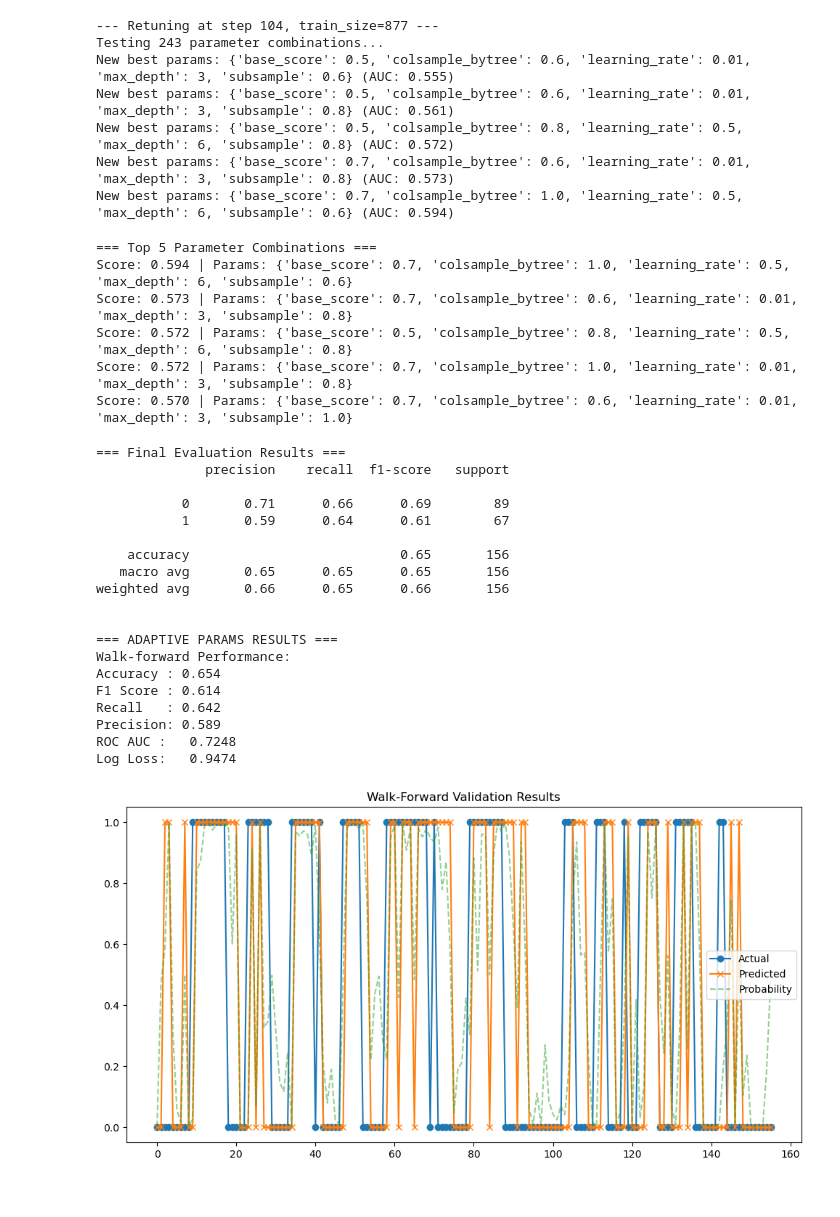
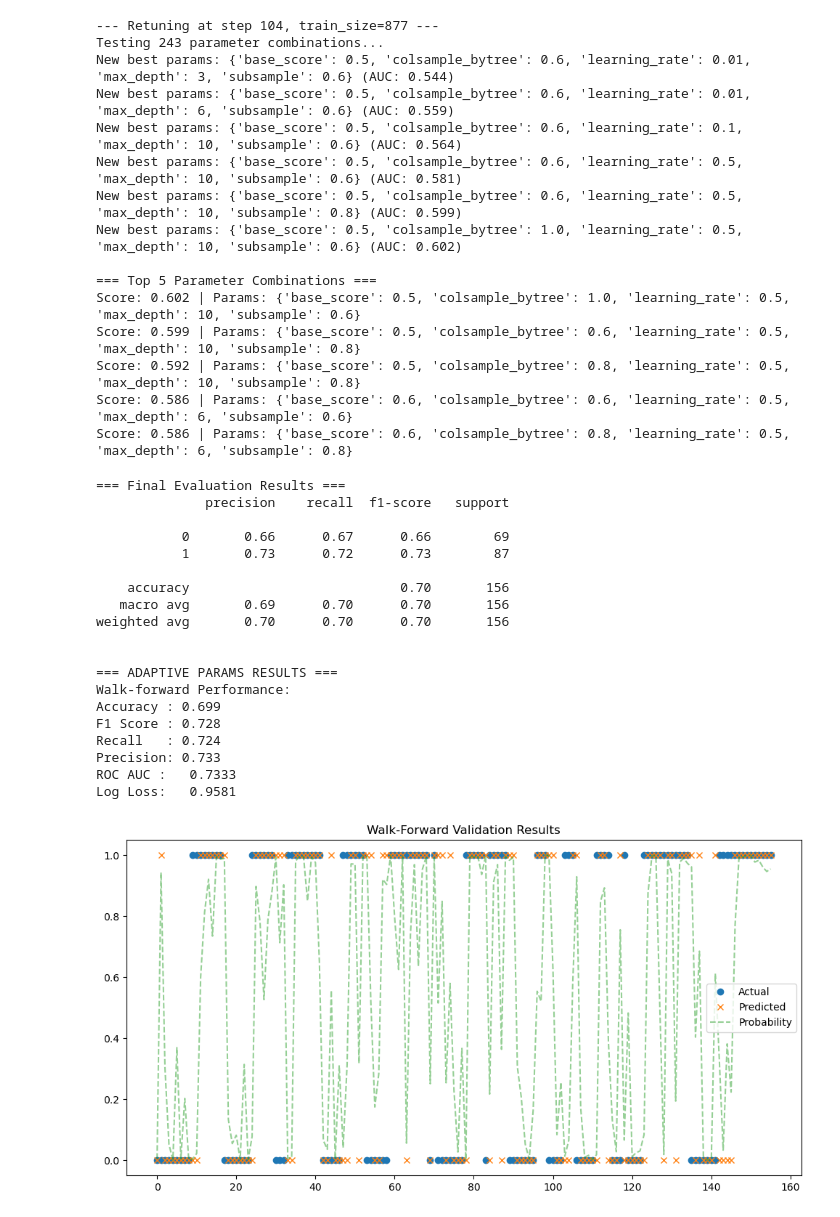
Before and after one commit to CChlungwani/forecast_curve, a Jupyter notebook: model_training/xgboost_cpcv_wf.ipynb, the cells around one changed output. Saved outputs shown, nothing was run; the diff lists cells and outputs as text; code cells hidden in the pictures.

Commit message:
minor adjustments to lockback window

```diff
--- a/model_training/xgboost_cpcv_wf.ipynb
+++ b/model_training/xgboost_cpcv_wf.ipynb
@@ -23,7 +23,7 @@ os.chdir('C:/Users/ccwis/OneDrive/Documents/1. MEng - Data Science/Project/facto
 
 # Data import:
 df_factor = pd.read_csv("labeled_relative_factor_returns.csv", parse_dates=['Date'])
-df_factor = df_factor[['Date','Value_vs_Quality_trend']]
+df_factor = df_factor[['Date','Momentum_vs_Value_trend']]
 df_factor = df_factor.set_index('Date')
 
 df = pd.read_csv("lagged_data.csv", parse_dates=['Date'])
@@ -172,7 +172,7 @@ def tune_hyperparameters(X, y):
 # %%
 def walk_forward_validation(
     X, y, n_test, base_params,
-    retune_every=52, lookback=360
+    retune_every=52, lookback=760
 ):
     """
     Rolling-window walk-forward with adaptive hyperparameter tuning
@@ -279,8 +279,8 @@ def plot_wfv_results(actuals, predictions, probabilities):
 
     # ---- timeline
     plt.figure(figsize=(12, 6))
-    plt.plot(actuals, label='Actual', marker='o')
-    plt.plot(predictions, label='Predicted', marker='x')
+    plt.plot(actuals, label='Actual', marker='o',linestyle='None')
+    plt.plot(predictions, label='Predicted', marker='x',linestyle='None')
     plt.plot(probabilities, label='Probability', linestyle='--', alpha=0.5)
     plt.title('Walk-Forward Validation Results')
     plt.legend()
@@ -319,7 +319,7 @@ def main():
         n_test=FINAL_TEST_POINTS,
         base_params=best_params,
         retune_every=52,      # yearly retuning
-        lookback=360          # 5-year rolling window
+        lookback=760         # 5-year rolling window
     )
 
     print("\n=== ADAPTIVE PARAMS RESULTS ===")
@@ -369,33 +370,35 @@ Score: 0.611 | Params: {'base_score': 0.6, 'colsample_bytree': 0.6, 'learning_ra
 --- Retuning at step 104, train_size=877 ---
 Testing 243 parameter combinations...
-New best params: {'base_score': 0.5, 'colsample_bytree': 0.6, 'learning_rate': 0.01, 'max_depth': 3, 'subsample': 0.6} (AUC: 0.555)
-New best params: {'base_score': 0.5, 'colsample_bytree': 0.6, 'learning_rate': 0.01, 'max_depth': 3, 'subsample': 0.8} (AUC: 0.561)
-New best params: {'base_score': 0.5, 'colsample_bytree': 0.8, 'learning_rate': 0.5, 'max_depth': 6, 'subsample': 0.8} (AUC: 0.572)
-New best params: {'base_score': 0.7, 'colsample_bytree': 0.6, 'learning_rate': 0.01, 'max_depth': 3, 'subsample': 0.8} (AUC: 0.573)
-New best params: {'base_score': 0.7, 'colsample_bytree': 1.0, 'learning_rate': 0.5, 'max_depth': 6, 'subsample': 0.6} (AUC: 0.594)
+New best params: {'base_score': 0.5, 'colsample_bytree': 0.6, 'learning_rate': 0.01, 'max_depth': 3, 'subsample': 0.6} (AUC: 0.544)
+New best params: {'base_score': 0.5, 'colsample_bytree': 0.6, 'learning_rate': 0.01, 'max_depth': 6, 'subsample': 0.6} (AUC: 0.559)
+New best params: {'base_score': 0.5, 'colsample_bytree': 0.6, 'learning_rate': 0.1, 'max_depth': 10, 'subsample': 0.6} (AUC: 0.564)
+New best params: {'base_score': 0.5, 'colsample_bytree': 0.6, 'learning_rate': 0.5, 'max_depth': 10, 'subsample': 0.6} (AUC: 0.581)
+New best params: {'base_score': 0.5, 'colsample_bytree': 0.6, 'learning_rate': 0.5, 'max_depth': 10, 'subsample': 0.8} (AUC: 0.599)
+New best params: {'base_score': 0.5, 'colsample_bytree': 1.0, 'learning_rate': 0.5, 'max_depth': 10, 'subsample': 0.6} (AUC: 0.602)
+
+=== Top 5 Parameter Combinations ===
+Score: 0.602 | Params: {'base_score': 0.5, 'colsample_bytree': 1.0, 'learning_rate': 0.5, 'max_depth': 10, 'subsample': 0.6}
+Score: 0.599 | Params: {'base_score': 0.5, 'colsample_bytree': 0.6, 'learning_rate': 0.5, 'max_depth': 10, 'subsample': 0.8}
+Score: 0.592 | Params: {'base_score': 0.5, 'colsample_bytree': 0.8, 'learning_rate': 0.5, 'max_depth': 10, 'subsample': 0.8}
+Score: 0.586 | Params: {'base_score': 0.6, 'colsample_bytree': 0.6, 'learning_rate': 0.5, 'max_depth': 6, 'subsample': 0.6}
+Score: 0.586 | Params: {'base_score': 0.6, 'colsample_bytree': 0.8, 'learning_rate': 0.5, 'max_depth': 6, 'subsample': 0.8}
-=== Top 5 Parameter Combinations ===
-Score: 0.594 | Params: {'base_score': 0.7, 'colsample_bytree': 1.0, 'learning_rate': 0.5, 'max_depth': 6, 'subsample': 0.6}
-Score: 0.573 | Params: {'base_score': 0.7, 'colsample_bytree': 0.6, 'learning_rate': 0.01, 'max_depth': 3, 'subsample': 0.8}
-Score: 0.572 | Params: {'base_score': 0.5, 'colsample_bytree': 0.8, 'learning_rate': 0.5, 'max_depth': 6, 'subsample': 0.8}
-Score: 0.572 | Params: {'base_score': 0.7, 'colsample_bytree': 1.0, 'learning_rate': 0.01, 'max_depth': 3, 'subsample': 0.8}
-Score: 0.570 | Params: {'base_score': 0.7, 'colsample_bytree': 0.6, 'learning_rate': 0.01, 'max_depth': 3, 'subsample': 1.0}
+=== Final Evaluation Results ===
+              precision    recall  f1-score   support
+
+           0       0.66      0.67      0.66        69
+           1       0.73      0.72      0.73        87
+
+    accuracy                           0.70       156
+   macro avg       0.69      0.70      0.70       156
+weighted avg       0.70      0.70      0.70       156
+
+
+=== ADAPTIVE PARAMS RESULTS ===
+Walk-forward Performance:
+Accuracy : 0.699
+F1 Score : 0.728
+Recall   : 0.724
+Precision: 0.733
+ROC AUC :   0.7333
+Log Loss:   0.9581
-=== Final Evaluation Results ===
-              precision    recall  f1-score   support
-
-           0       0.71      0.66      0.69        89
-           1       0.59      0.64      0.61        67
-
-    accuracy                           0.65       156
-   macro avg       0.65      0.65      0.65       156
-weighted avg       0.66      0.65      0.66       156
-
-
-=== ADAPTIVE PARAMS RESULTS ===
-Walk-forward Performance:
-Accuracy : 0.654
-F1 Score : 0.614
-Recall   : 0.642
-Precision: 0.589
-ROC AUC :   0.7248
-Log Loss:   0.9474
-[figure, old version]
+[figure, new version]
```
Also changed, not shown: parts of 5 cells of this notebook, 12 other files.
